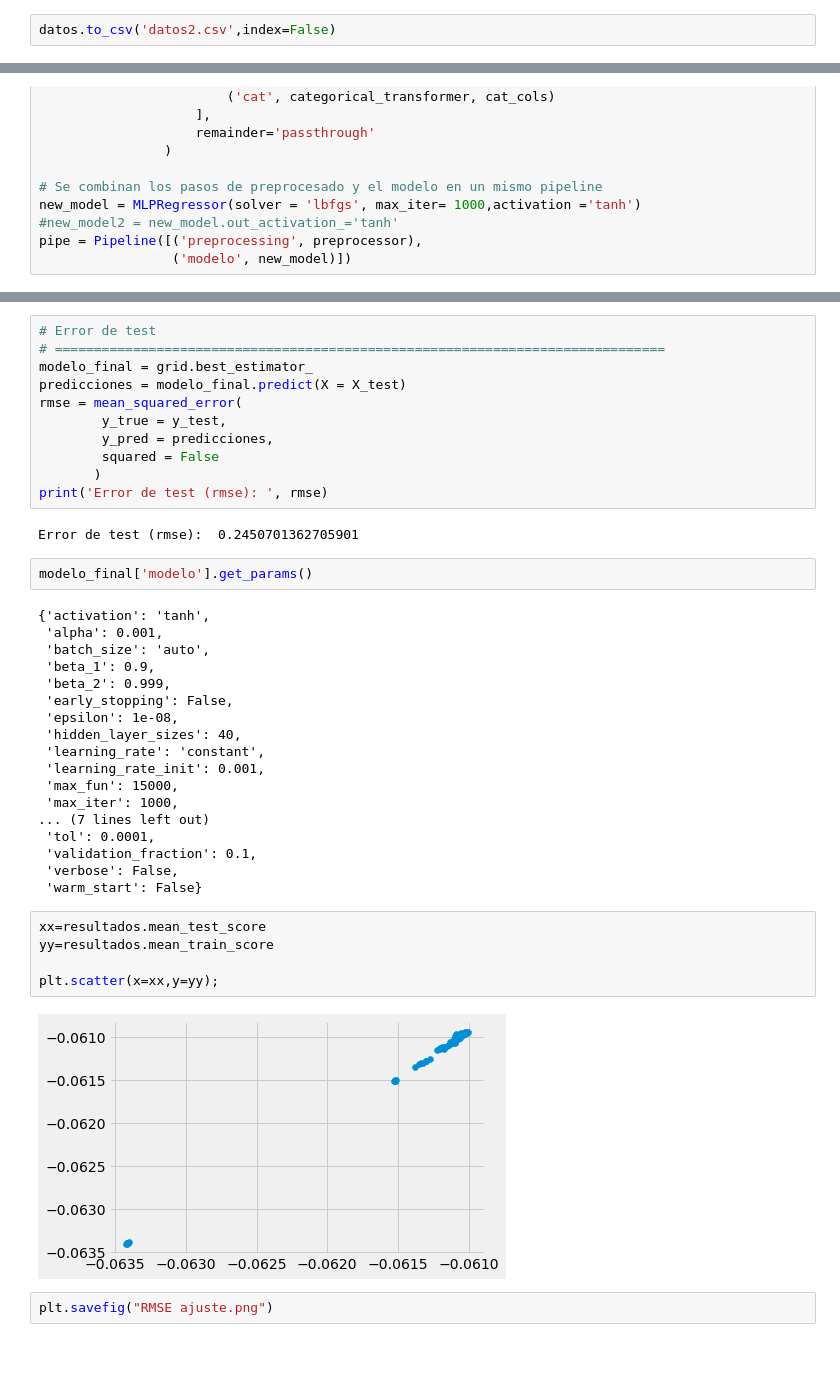
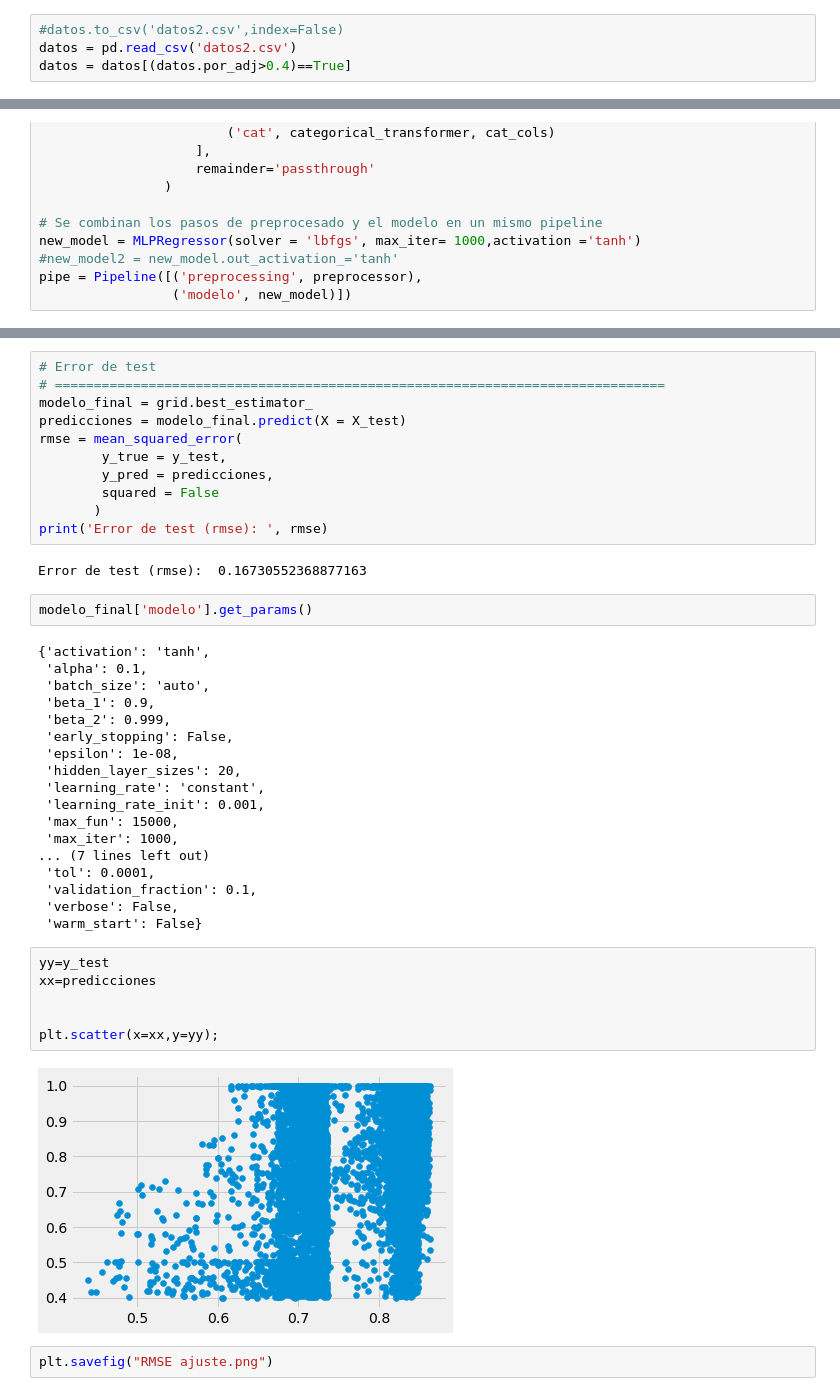
Before and after one commit to RAGMdE/Proyectos_TB, a Jupyter notebook: ml_proyect/mi_proyecto3-Copy1.ipynb, the cells around one changed output, grey strips where cells are left out. Drawn from its saved outputs; the diff is of its cells as text; blank space fills up the shorter version.

```diff
--- a/ml_proyect/mi_proyecto3-Copy1.ipynb
+++ b/ml_proyect/mi_proyecto3-Copy1.ipynb
@@ -251,7 +251,9 @@ datos = df_final5.iloc[lista_final_index].reset_index(drop=True)
 datos['por_adj']=datos['precio_adj_sin_imp']/datos['precio_lici']
 datos = datos[['precio_lici','tipo_cont','tipo_pro','por_adj']]
 # %%
-datos.to_csv('datos2.csv',index=False)
+#datos.to_csv('datos2.csv',index=False)
+datos = pd.read_csv('datos2.csv')
+datos = datos[(datos.por_adj>0.4)==True]
 # %%
 # Distribución variable respuesta
 # ==============================================================================
@@ -471,18 +473,18 @@ rmse = mean_squared_error(
        )
 print('Error de test (rmse): ', rmse)
 # %% [output]
-Error de test (rmse):  0.2450701362705901
+Error de test (rmse):  0.16730552368877163
 # %%
 modelo_final['modelo'].get_params()
 # %% [output]
 {'activation': 'tanh',
- 'alpha': 0.001,
+ 'alpha': 0.1,
  'batch_size': 'auto',
  'beta_1': 0.9,
  'beta_2': 0.999,
  'early_stopping': False,
  'epsilon': 1e-08,
- 'hidden_layer_sizes': 40,
+ 'hidden_layer_sizes': 20,
  'learning_rate': 'constant',
  'learning_rate_init': 0.001,
  'max_fun': 15000,
@@ -493,12 +495,13 @@ modelo_final['modelo'].get_params()
  'verbose': False,
  'warm_start': False}
 # %%
-xx=resultados.mean_test_score
-yy=resultados.mean_train_score
+yy=y_test
+xx=predicciones
+
 
 plt.scatter(x=xx,y=yy);
 # %% [output]
-[figure, old version]
+[figure, new version]
 # %%
 plt.savefig("RMSE ajuste.png")
 # %% [output]
```
Also changed, not shown: parts of 5 cells of this notebook, 6 other files.
